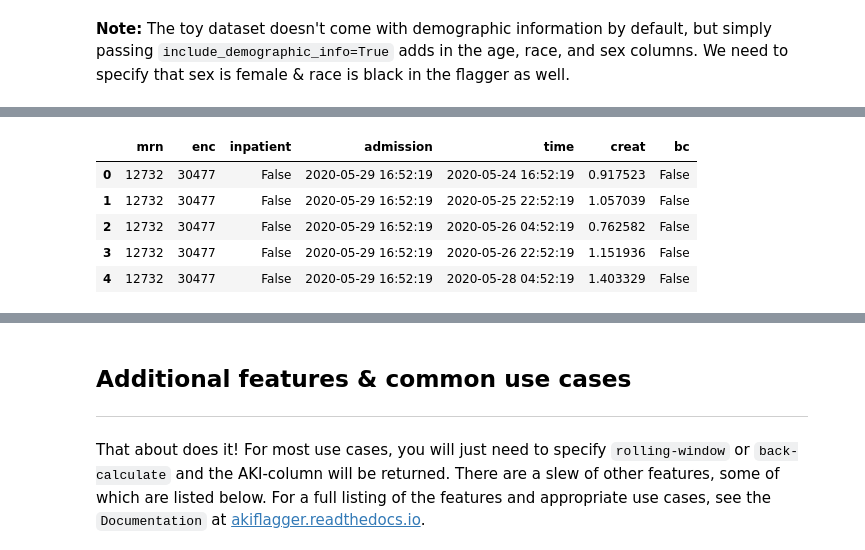
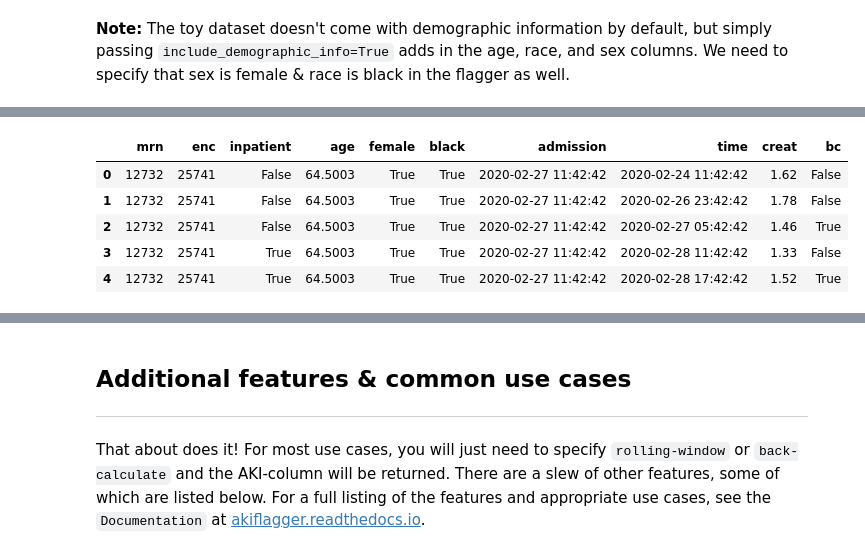
Before and after one commit to isaranwrap/StandardizingAKI, a Jupyter notebook: GettingStarted.ipynb, the cells around one changed output, grey strips where cells are left out. Cells and saved outputs as stored; diff of their text form; code cells hidden in the pictures.

```diff
--- a/GettingStarted.ipynb
+++ b/GettingStarted.ipynb
@@ -167,3 +164,6 @@ The following equation is known as the [CKD-EPI equation](https://www.niddk.nih.
 The idea is as follows: based on the above equation, we assume a GFR of 75 and then use the age, sex, and race to determine an estimate for the baseline creatinine. Theory aside, simply pass `eGFR_impute = True` into the flagger and this will add values where the patient was missing outpatient values 365 to 7 days prior to admission.
 # %% [markdown]
 **Note:** The toy dataset doesn't come with demographic information by default, but simply passing `include_demographic_info=True` adds in the age, race, and sex columns. We need to specify that sex is female & race is black in the flagger as well.
+# %%
+toy = generate_toy_data(num_patients=100, include_demographic_info = True)
+toy.head()
@@ -170,8 +178,7 @@ The idea is as follows: based on the above equation, we assume a GFR of 75 and t
 # %%
-toy = generate_toy_data(num_patients=1000, include_demographic_info = True)
 flagger = AKIFlagger(back_calculate = True, creatinine = 'creat',
                     eGFR_impute = True, sex = 'female', race = 'black')
-bc = flagger.returnAKIpatients(toy)
-bc = bc[['mrn', 'enc', 'inpatient', 'admission', 'time', 'creat', 'bc']] # This just orders the columns to match the initial order
-bc.head()
+out = flagger.returnAKIpatients(toy)
+out = out[['mrn', 'enc', 'inpatient', 'age', 'female', 'black', 'admission', 'time', 'creat', 'bc']] # This just orders the columns to match the initial order
+out.head()
 # %% [output]
@@ -182,6 +185,6 @@ Wall time: 4.12 s
-|  | mrn | enc | inpatient | admission | time | creat | bc |
-| 0 | 12732 | 30477 | False | 2020-05-29 16:52:19 | 2020-05-24 16:52:19 | 0.917523 | False |
-| 1 | 12732 | 30477 | False | 2020-05-29 16:52:19 | 2020-05-25 22:52:19 | 1.057039 | False |
-| 2 | 12732 | 30477 | False | 2020-05-29 16:52:19 | 2020-05-26 04:52:19 | 0.762582 | False |
-| 3 | 12732 | 30477 | False | 2020-05-29 16:52:19 | 2020-05-26 22:52:19 | 1.151936 | False |
-| 4 | 12732 | 30477 | False | 2020-05-29 16:52:19 | 2020-05-28 04:52:19 | 1.403329 | False |
+|  | mrn | enc | inpatient | age | female | black | admission | time | creat | bc |
+| 0 | 12732 | 25741 | False | 64.5003 | True | True | 2020-02-27 11:42:42 | 2020-02-24 11:42:42 | 1.62 | False |
+| 1 | 12732 | 25741 | False | 64.5003 | True | True | 2020-02-27 11:42:42 | 2020-02-26 23:42:42 | 1.78 | False |
+| 2 | 12732 | 25741 | False | 64.5003 | True | True | 2020-02-27 11:42:42 | 2020-02-27 05:42:42 | 1.46 | True |
+| 3 | 12732 | 25741 | True | 64.5003 | True | True | 2020-02-27 11:42:42 | 2020-02-28 11:42:42 | 1.33 | False |
+| 4 | 12732 | 25741 | True | 64.5003 | True | True | 2020-02-27 11:42:42 | 2020-02-28 17:42:42 | 1.52 | True |
```
Also changed, not shown: parts of 15 cells of this notebook.
